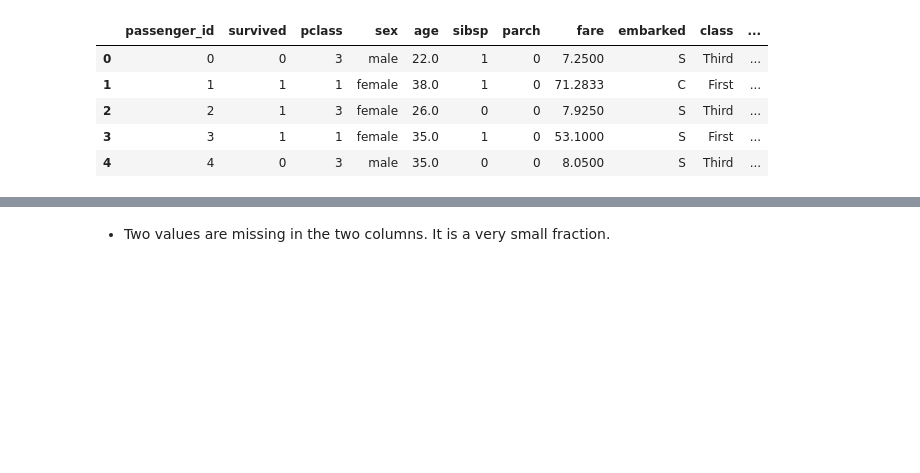
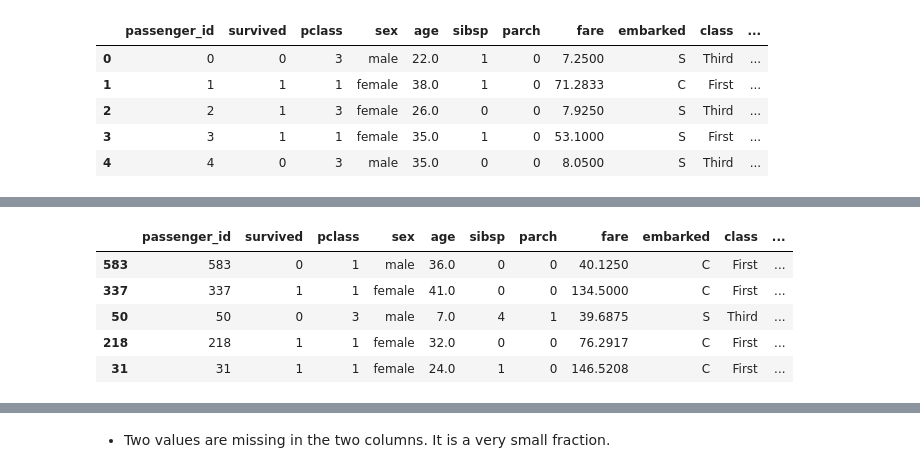
Before and after one commit to Yongliang-Shi/classification-exercises, a Jupyter notebook: classification_exercises.ipynb, the cells around one changed output, grey strips where cells are left out. Cells and saved outputs as stored; diff of their text form; code cells hidden in the pictures; blank space fills up the shorter version.

```diff
--- a/classification_exercises.ipynb
+++ b/classification_exercises.ipynb
@@ -251,0 +629,14 @@ titanic.head()
+# %%
+def cleaning_spliting(titanic):
+    titanic = cleaning(titanic)
+    train_validate, test = train_test_split(titanic, test_size=0.2,
+                                            random_state=123,
+                                            stratify=titanic.survived
+                                           )
+    train, validate = train_test_split(train_validate, test_size=0.3,
+                                       random_state=123,
+                                       stratify=train_validate.survived
+                                      )
+    return train, validate, test
+# %%
+train, validate, test = cleaning_spliting(titanic)
@@ -251,0 +661,20 @@ titanic.head()
+# %%
+def prep_titanic(titanic):
+    train, validate, test = cleaning_spliting(titanic)
+    imputer = SimpleImputer(strategy = 'most_frequent')
+    imputer = imputer.fit(train[['age']])
+    train[['age']] = imputer.transform(train[['age']])
+    validate[['age']] = imputer.transform(validate[['age']])
+    test[['age']] = imputer.transform(test[['age']])
+    return train, validate, test
+# %%
+train, validate, test = prep_titanic(titanic)
+# %%
+train.head()
+# %% [output]
+|  | passenger_id | survived | pclass | sex | age | sibsp | parch | fare | embarked | class | ... |
+| 583 | 583 | 0 | 1 | male | 36.0 | 0 | 0 | 40.1250 | C | First | ... |
+| 337 | 337 | 1 | 1 | female | 41.0 | 0 | 0 | 134.5000 | C | First | ... |
+| 50 | 50 | 0 | 3 | male | 7.0 | 4 | 1 | 39.6875 | S | Third | ... |
+| 218 | 218 | 1 | 1 | female | 32.0 | 0 | 0 | 76.2917 | C | First | ... |
+| 31 | 31 | 1 | 1 | female | 24.0 | 1 | 0 | 146.5208 | C | First | ... |
```
Also changed, not shown: parts of 45 cells of this notebook.
